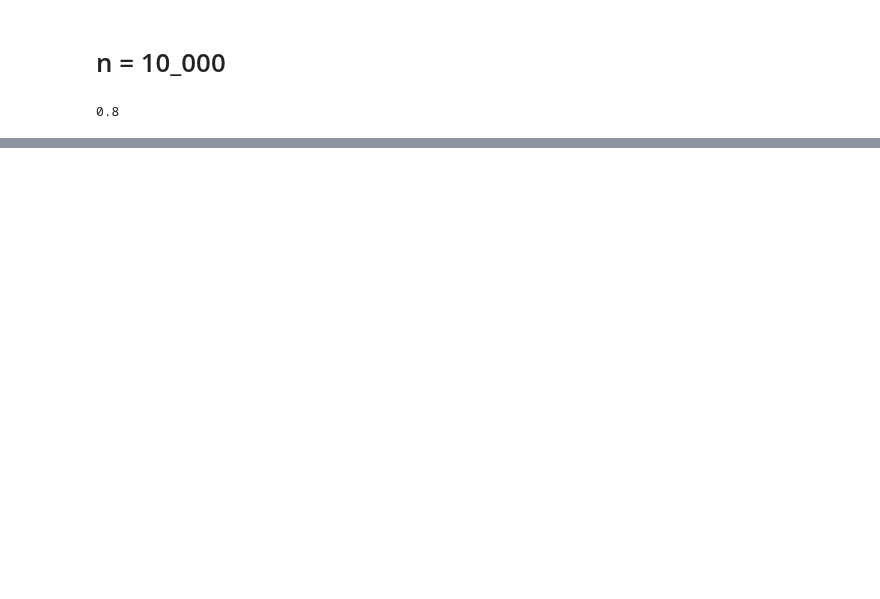
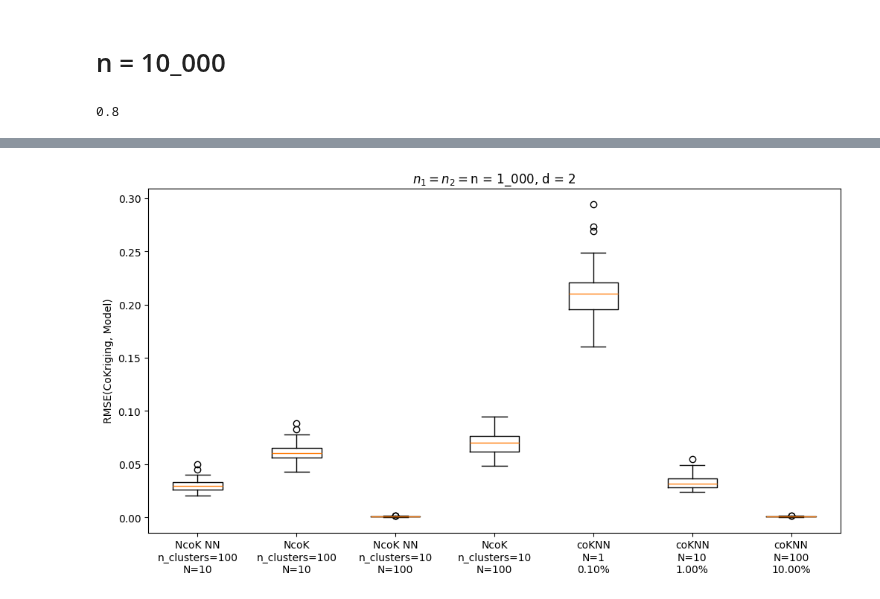
Before and after one commit to AlejandroVillazonG/NestedCoKriging, a Jupyter notebook: numerical_applications_paper.ipynb, the cells around one changed output, grey strips where cells are left out. Drawn from its saved outputs; the diff is of its cells as text; code cells hidden in the pictures; blank space fills up the shorter version.

```diff
--- a/numerical_applications_paper.ipynb
+++ b/numerical_applications_paper.ipynb
@@ -191,0 +337,7 @@ plt.show();
+# %%
+n_clusters = 100
+# %%
+sigma = sigma[n_test:, :][:, n_test:]
+
+Y_coK = co_kriging(X_test, X_1, X_2, Y_1, Y_2, matern_model(theta_1, nu_1),
+                matern_model(theta_12, nu_12), rho_12, sigma)
@@ -191,0 +363,2 @@ plt.show();
+# %%
+n_test = 100
@@ -191,0 +475,12 @@ plt.show();
+# %%
+plt.figure(figsize=(12,6))
+
+plt.boxplot(np.hstack([rmses_NcoK, rmses_coKNN]))
+
+plt.xticks(range(1, 1 + 2*len(ns_clusters) + len(Ns)),
+           np.array([(f'NcoK NN\n{n_clusters=}\nN={n//n_clusters}', f'NcoK\n{n_clusters=}\nN={n//n_clusters}') for n_clusters in ns_clusters]).flatten().tolist()
+           + [f'coKNN\n{N=}\n{N/n:.2%}' for N in Ns])
+plt.ylabel('RMSE(CoKriging, Model)')
+plt.title(f'$n_1 = n_2 = ${n = :_.0f}, {d = }');
+# %% [output]
+[figure, added]
```
Also changed, not shown: parts of 27 cells of this notebook, 1 other file.
